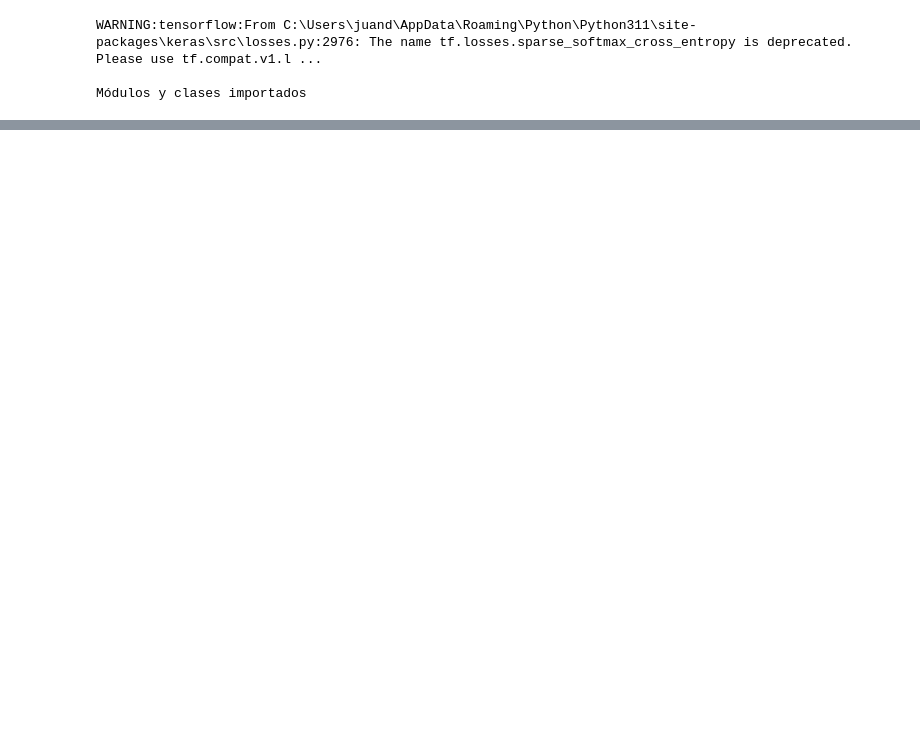
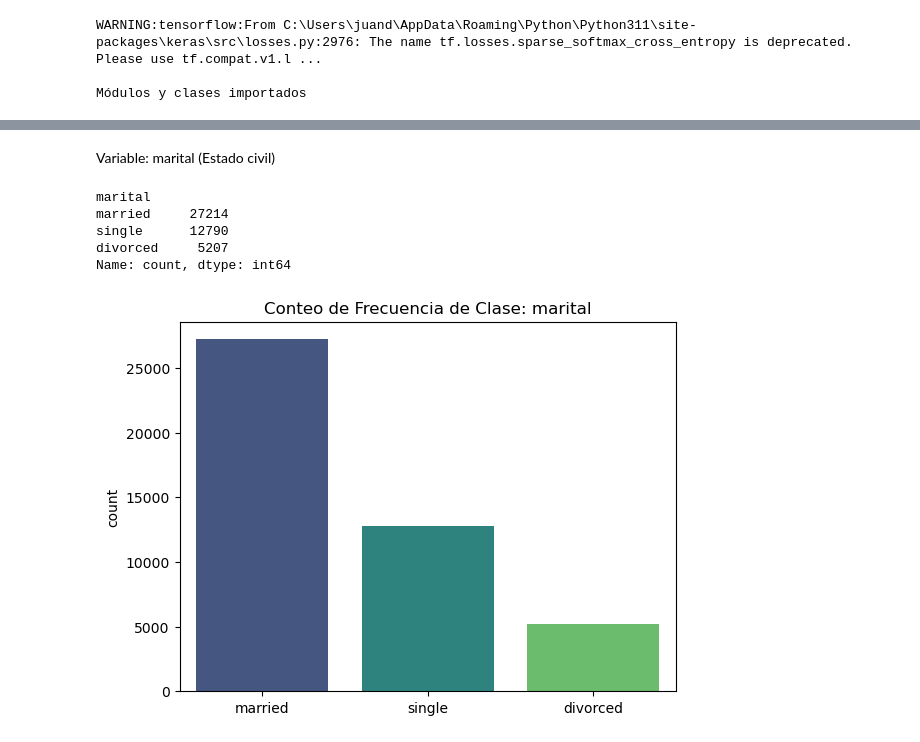
Before and after one commit to juandtap/IA_practica_05, a Jupyter notebook: practica_05_RedNeuroal_Bayes.ipynb, the cells around one changed output, grey strips where cells are left out. Saved outputs shown, nothing was run; the diff lists cells and outputs as text; code cells hidden in the pictures; blank space fills up the shorter version.

```diff
--- a/practica_05_RedNeuroal_Bayes.ipynb
+++ b/practica_05_RedNeuroal_Bayes.ipynb
@@ -136,0 +335,16 @@ Módulos y clases importados
+# %% [markdown]
+Variable: marital (Estado civil)
+# %%
+# Variable: marital
+categoria = 'marital'
+sns.countplot(x=dataframe[categoria], palette='viridis')
+plt.title(f'Conteo de Frecuencia de Clase: {categoria}')
+plt.xlabel("")
+dataframe[categoria].value_counts()
+# %% [output]
+marital
+married     27214
+single      12790
+divorced     5207
+Name: count, dtype: int64
+[figure, added]
```
Also changed, not shown: parts of 61 cells of this notebook.
